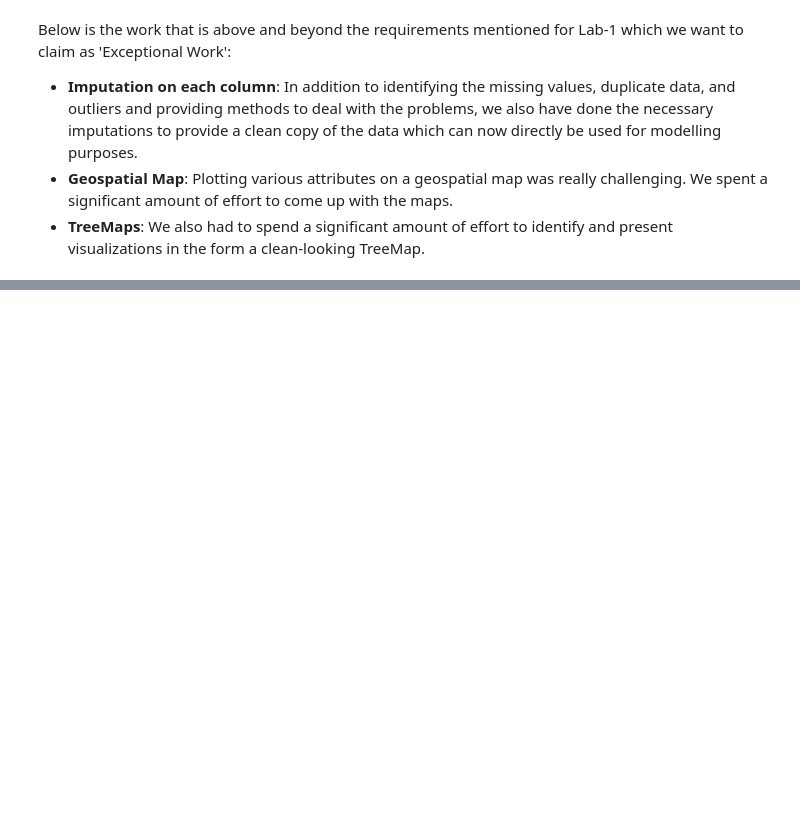
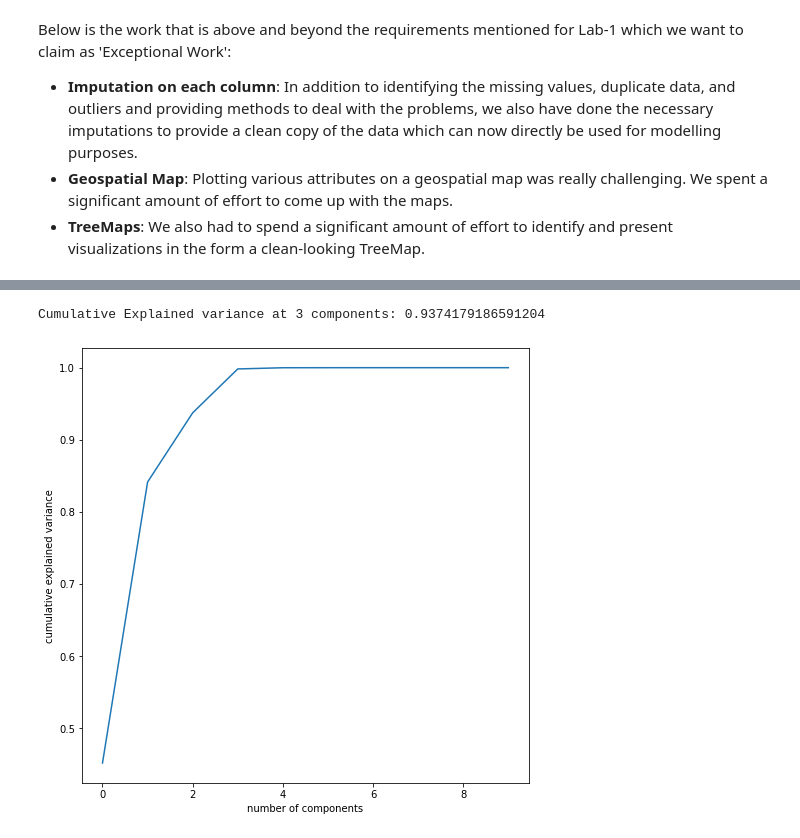
Before and after one commit to julia-codes/MSDS-ML1-VisualizationAndDataProcessing, a Jupyter notebook: Lab1_VisualizationAndDataPreprocessing.ipynb, the cells around one changed output, grey strips where cells are left out. Drawn from its saved outputs; the diff is of its cells as text; code cells hidden in the pictures; blank space fills up the shorter version.

```diff
--- a/Lab1_VisualizationAndDataPreprocessing.ipynb
+++ b/Lab1_VisualizationAndDataPreprocessing.ipynb
@@ -2014,0 +2023,3 @@ Below is the work that is above and beyond the requirements mentioned for Lab-1
+# %%
+#Creating dataframe with the required variables for PCA
+df_pca = df[['TIME OCC', 'AREA', 'Rpt Dist No', 'LAT', 'LON', 'Crm Cd', 'Crm Cd 1', 'Crm Cd 2', 'Crm Cd 3', 'Crm Cd 4', 'Part 1-2']]
@@ -2014,0 +2062,20 @@ Below is the work that is above and beyond the requirements mentioned for Lab-1
+# %%
+#PCA
+#Adapted from exapmple by DR. Jake Drew: https://nbviewer.jupyter.org/github/jakemdrew/MachineLearningExtras/blob/master/LFW%20Dataset%20and%20Class%20Imbalance.ipynb
+
+def plot_pca(X):
+    # Perform PCA on the data to reduce the number of initial features
+    # and to remove correlations that are common between pixel features
+    pca = PCA(n_components='mle')
+    pca.fit(X)
+    # Inspect the explained variances to determine how many components to use
+    plt.subplots(figsize=(8, 8))
+    plt.plot(np.cumsum(pca.explained_variance_ratio_))
+    plt.xlabel('number of components')
+    plt.ylabel('cumulative explained variance');
+    print('Cumulative Explained variance at 3 components:',sum(pca.explained_variance_ratio_[0:3]) )
+
+plot_pca(df_pca)
+# %% [output]
+Cumulative Explained variance at 3 components: 0.9374179186591204
+[figure, added]
```
Also changed, not shown: parts of 6 cells of this notebook.
